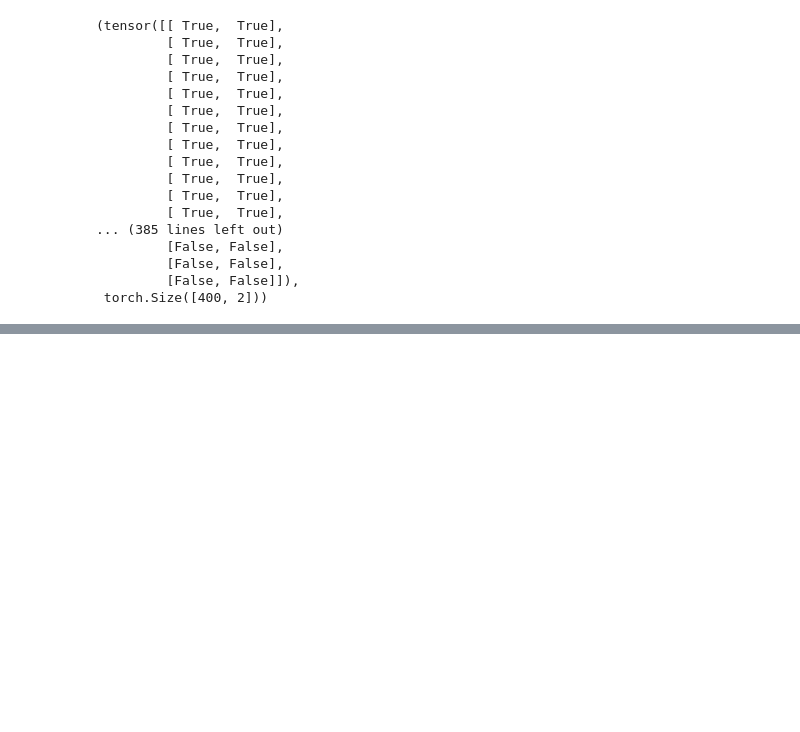
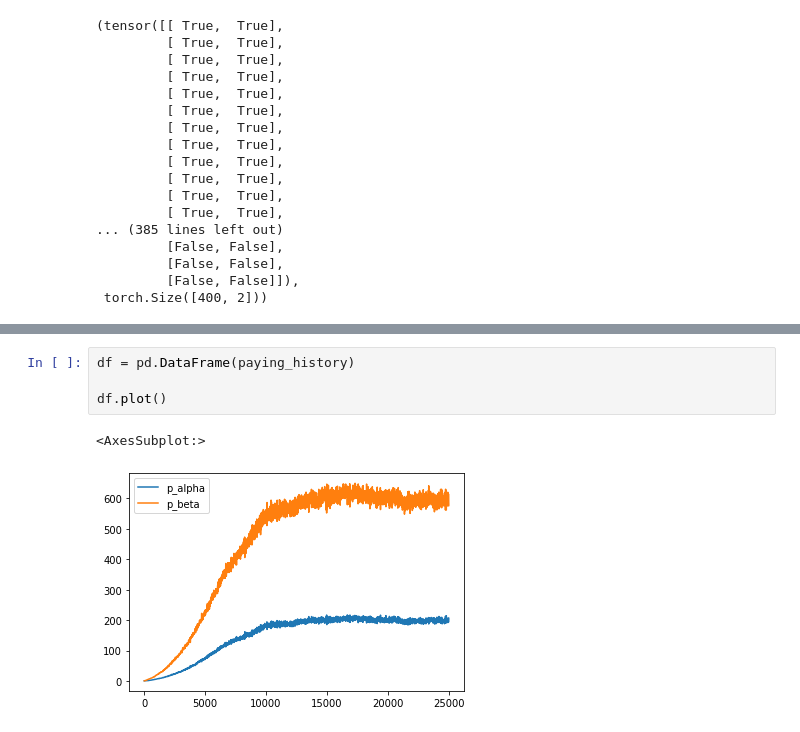
Before and after one commit to Entze/SBB, a Jupyter notebook: notebooks/SHW_1_5.ipynb, the cells around one changed output, grey strips where cells are left out. Drawn from its saved outputs; the diff is of its cells as text; blank space fills up the shorter version.

```diff
--- a/notebooks/SHW_1_5.ipynb
+++ b/notebooks/SHW_1_5.ipynb
@@ -108,0 +214,7 @@ tensor(0.7494, grad_fn=<SelectBackward0>)
+# %%
+df = pd.DataFrame(paying_history)
+
+df.plot()
+# %% [output]
+<AxesSubplot:>
+[figure, added]
```
Also changed, not shown: parts of 28 cells of this notebook, 2 other files.
